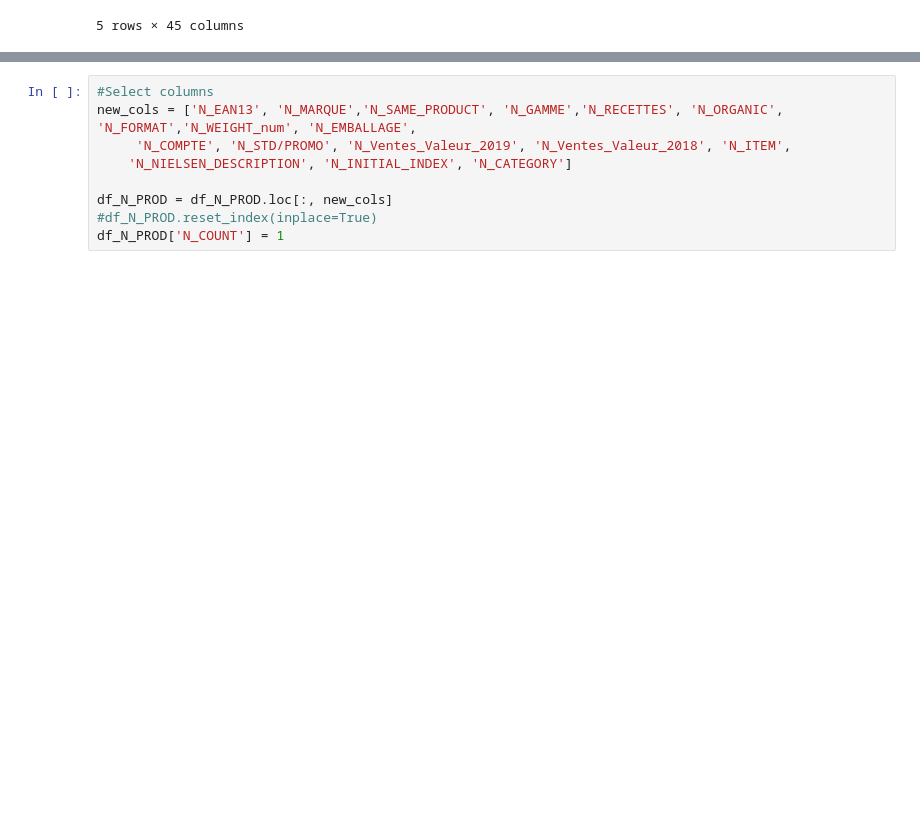
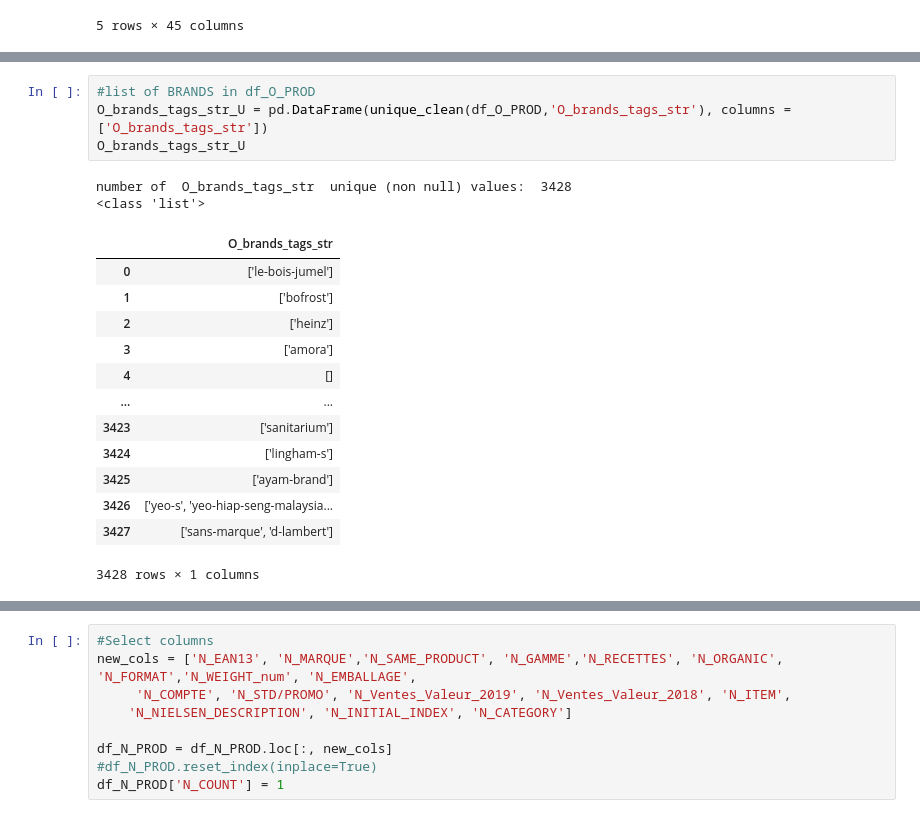
Before and after one commit to alex-toy/italians_do_it_better, a Jupyter notebook: M_MERGE/PRODUCT_TRAINING_DATA_O_N.ipynb, the cells around one changed output, grey strips where cells are left out. Cells and saved outputs as stored; diff of their text form; blank space fills up the shorter version.

```diff
--- a/M_MERGE/PRODUCT_TRAINING_DATA_O_N.ipynb
+++ b/M_MERGE/PRODUCT_TRAINING_DATA_O_N.ipynb
@@ -289,0 +164,20 @@ memory usage: 624.4+ KB
+# %%
+#list of BRANDS in df_O_PROD
+O_brands_tags_str_U = pd.DataFrame(unique_clean(df_O_PROD,'O_brands_tags_str'), columns =['O_brands_tags_str'])
+O_brands_tags_str_U
+# %% [output]
+number of  O_brands_tags_str  unique (non null) values:  3428
+<class 'list'>
+|  | O_brands_tags_str |
+| 0 | ['le-bois-jumel'] |
+| 1 | ['bofrost'] |
+| 2 | ['heinz'] |
+| 3 | ['amora'] |
+| 4 | [] |
+| ... | ... |
+| 3423 | ['sanitarium'] |
+| 3424 | ['lingham-s'] |
+| 3425 | ['ayam-brand'] |
+| 3426 | ['yeo-s', 'yeo-hiap-seng-malaysia... |
+| 3427 | ['sans-marque', 'd-lambert'] |
+3428 rows × 1 columns
```
Also changed, not shown: parts of 71 cells of this notebook, 3 other files.
